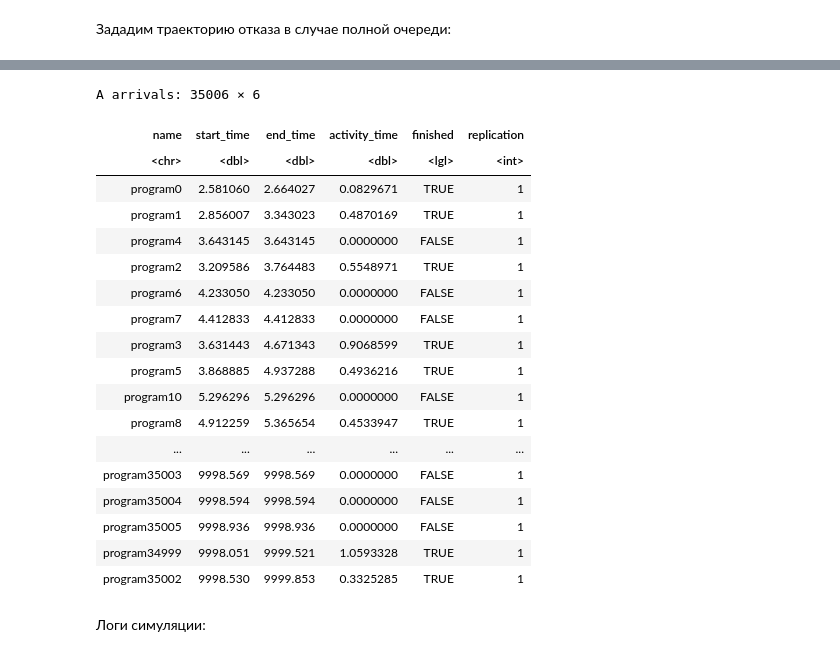
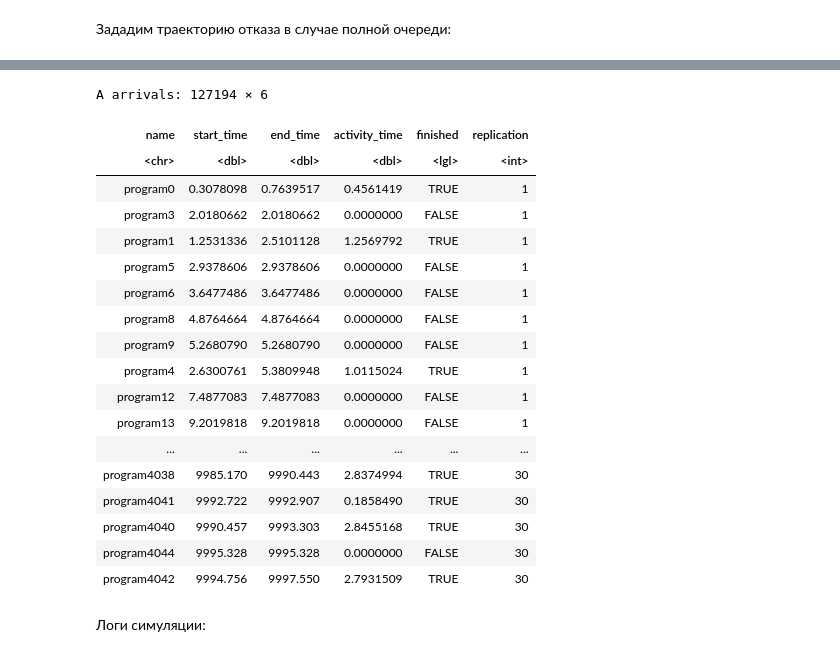
Before and after one commit to DeadlySquad13/t4-2-PerformanceAnalysis__Labs, a Jupyter notebook: Lab6/PerformanceAnalysis__Lab6.ipynb, the cells around one changed output, grey strips where cells are left out. Cells and saved outputs as stored; diff of their text form; code cells hidden in the pictures.

Commit message:
[Enh](Practical): Added parallel.

```diff
--- a/Lab6/PerformanceAnalysis__Lab6.ipynb
+++ b/Lab6/PerformanceAnalysis__Lab6.ipynb
@@ -280,10 +286,8 @@ if (!require("simmer")) {
     install.packages("simmer")
 }
 library(simmer)
-if (!require("simmer.plot")) {
-    install.packages("simmer.plot")
+
+if (!require("parallel")) {
+    install.packages("parallel")
 }
-library(simmer.plot)
-
-env <- simmer("SuperDuperSim")
-env
+library(parallel)
@@ -293,22 +294,17 @@ simmer environment: SuperDuperSim | now: 0 | next:
 # %% [markdown]
 Зададим траекторию отказа в случае полной очереди:
 # %%
-queue <- trajectory("program's path") %>%
-    # set_attribute("number_of_free_programmers", function() get_global(env, "number_of_free_programmers") - 1) %>%
-    set_source("program", function() rexp(1, 1 / lambda )) %>%
+antivirus_server_path <- trajectory("antivrus server path") %>%
     seize("antivirus_server", amount = 1) %>%
-    timeout(function() rexp(1, 1 / nu)) %>%
-    log_(function() {
-        seized <- get_seized(env, resources = c('antivirus_server', 'server'))
-
-        return(paste0(seized[1], seized[2]))
-    }) %>%
+    timeout(function() rexp(1, nu)) %>%
     release("antivirus_server", amount = 1) %>%
     leave(
           function() runif(1) < p,
-          out = trajectory() %>% log_("Antivirus found")
+          out = trajectory() %>% log_("Antivirus found", level = 3)
     ) %>%
-    log_("No antivirus found") %>%
+    log_("No antivirus found", level = 3)
+
+main_server <- trajectory("main server path") %>%
     seize("server", amount = 1) %>%
-    timeout(function() rexp(1, 1 / mu)) %>%
+    timeout(function() rexp(1, mu)) %>%
     release("server", amount = 1)
@@ -354,26 +365,26 @@ simmer environment: SuperDuperSim | now: 10000 | next: 10000.1548969038
 # %%
-arrivals <- get_mon_arrivals(env)
+arrivals <- get_mon_arrivals(envs)
 arrivals
 # %% [output]
-A arrivals: 35006 × 6
+A arrivals: 127194 × 6
 | name | start_time | end_time | activity_time | finished | replication |
 | <chr> | <dbl> | <dbl> | <dbl> | <lgl> | <int> |
-| program0 | 2.581060 | 2.664027 | 0.0829671 | TRUE | 1 |
-| program1 | 2.856007 | 3.343023 | 0.4870169 | TRUE | 1 |
-| program4 | 3.643145 | 3.643145 | 0.0000000 | FALSE | 1 |
-| program2 | 3.209586 | 3.764483 | 0.5548971 | TRUE | 1 |
-| program6 | 4.233050 | 4.233050 | 0.0000000 | FALSE | 1 |
-| program7 | 4.412833 | 4.412833 | 0.0000000 | FALSE | 1 |
-| program3 | 3.631443 | 4.671343 | 0.9068599 | TRUE | 1 |
-| program5 | 3.868885 | 4.937288 | 0.4936216 | TRUE | 1 |
-| program10 | 5.296296 | 5.296296 | 0.0000000 | FALSE | 1 |
-| program8 | 4.912259 | 5.365654 | 0.4533947 | TRUE | 1 |
+| program0 | 0.3078098 | 0.7639517 | 0.4561419 | TRUE | 1 |
+| program3 | 2.0180662 | 2.0180662 | 0.0000000 | FALSE | 1 |
+| program1 | 1.2531336 | 2.5101128 | 1.2569792 | TRUE | 1 |
+| program5 | 2.9378606 | 2.9378606 | 0.0000000 | FALSE | 1 |
+| program6 | 3.6477486 | 3.6477486 | 0.0000000 | FALSE | 1 |
+| program8 | 4.8764664 | 4.8764664 | 0.0000000 | FALSE | 1 |
+| program9 | 5.2680790 | 5.2680790 | 0.0000000 | FALSE | 1 |
+| program4 | 2.6300761 | 5.3809948 | 1.0115024 | TRUE | 1 |
+| program12 | 7.4877083 | 7.4877083 | 0.0000000 | FALSE | 1 |
+| program13 | 9.2019818 | 9.2019818 | 0.0000000 | FALSE | 1 |
 | ... | ... | ... | ... | ... | ... |
-| program35003 | 9998.569 | 9998.569 | 0.0000000 | FALSE | 1 |
-| program35004 | 9998.594 | 9998.594 | 0.0000000 | FALSE | 1 |
-| program35005 | 9998.936 | 9998.936 | 0.0000000 | FALSE | 1 |
-| program34999 | 9998.051 | 9999.521 | 1.0593328 | TRUE | 1 |
-| program35002 | 9998.530 | 9999.853 | 0.3325285 | TRUE | 1 |
+| program4038 | 9985.170 | 9990.443 | 2.8374994 | TRUE | 30 |
+| program4041 | 9992.722 | 9992.907 | 0.1858490 | TRUE | 30 |
+| program4040 | 9990.457 | 9993.303 | 2.8455168 | TRUE | 30 |
+| program4044 | 9995.328 | 9995.328 | 0.0000000 | FALSE | 30 |
+| program4042 | 9994.756 | 9997.550 | 2.7931509 | TRUE | 30 |
 # %% [markdown]
 Логи симуляции:
 # %%
```
Also changed, not shown: parts of 25 cells of this notebook, 1 other file.
